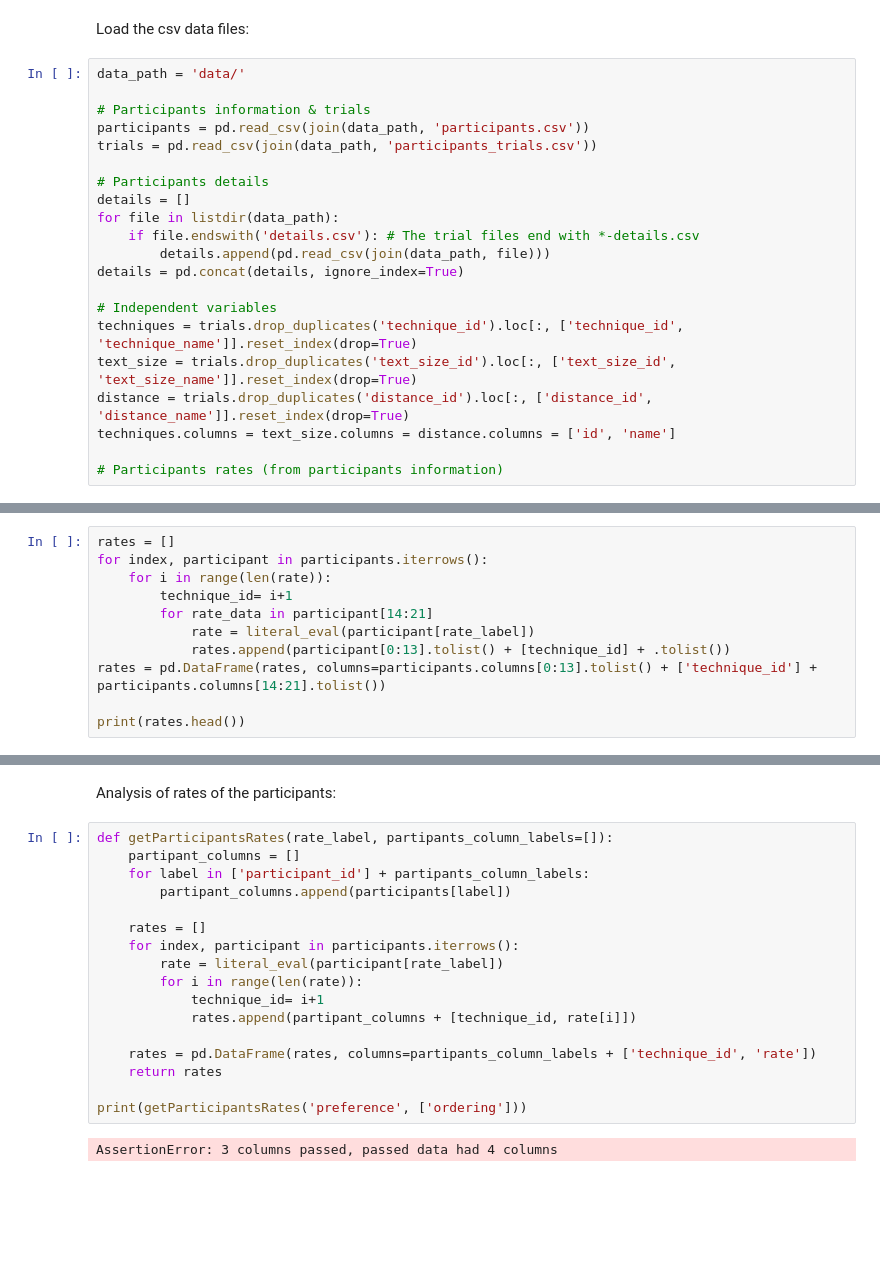
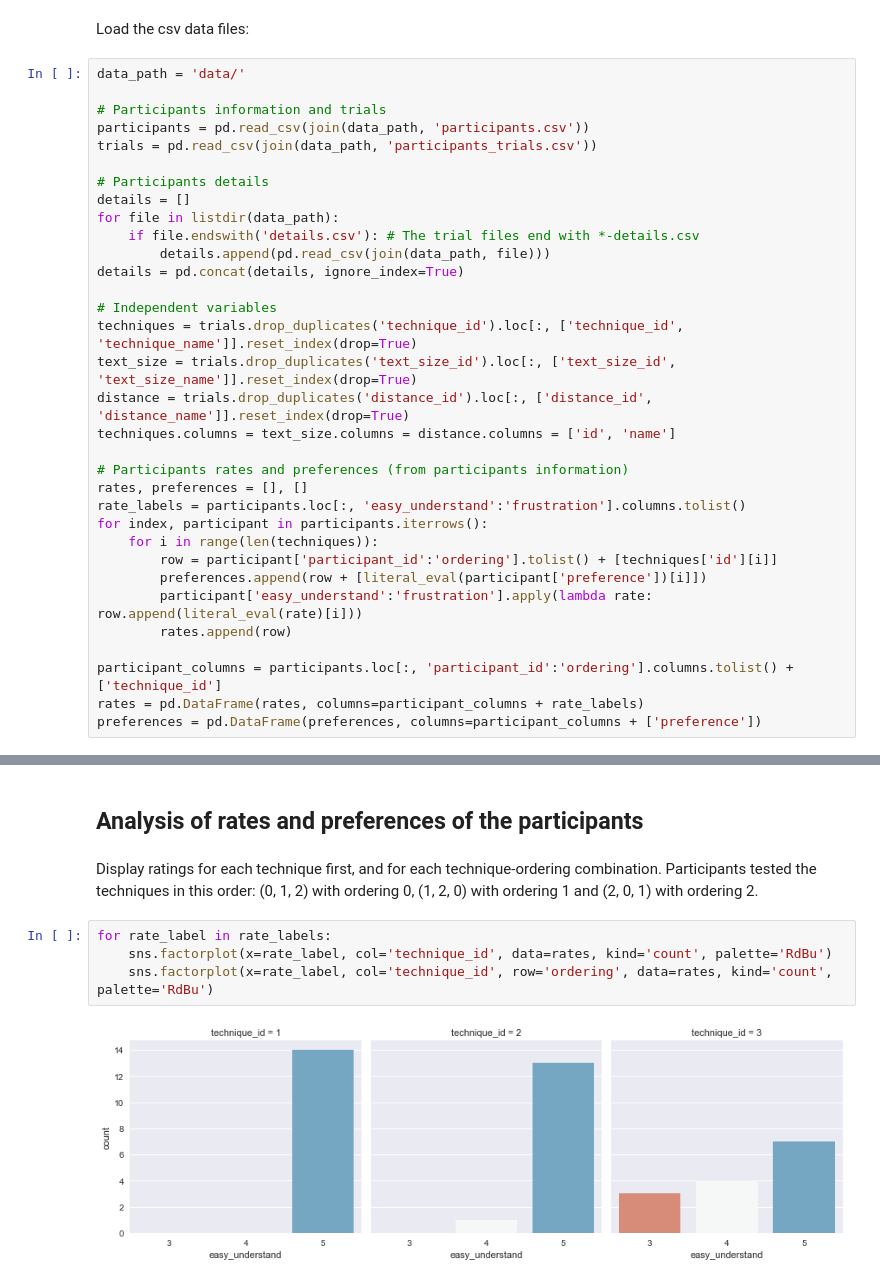
Before and after one commit to NormandErwan/HandheldVesadThesis, a Jupyter notebook: analysis/Article.ipynb, the cells around one changed output, grey strips where cells are left out. Drawn from its saved outputs; the diff is of its cells as text; blank space fills up the shorter version.

```diff
--- a/analysis/Article.ipynb
+++ b/analysis/Article.ipynb
@@ -22,7 +24,7 @@ Load the csv data files:
 # %%
 data_path = 'data/'
 
-# Participants information & trials
+# Participants information and trials
 participants = pd.read_csv(join(data_path, 'participants.csv'))
 trials = pd.read_csv(join(data_path, 'participants_trials.csv'))
 
@@ -39,4 +41,16 @@ text_size = trials.drop_duplicates('text_size_id').loc[:, ['text_size_id', 'text
 distance = trials.drop_duplicates('distance_id').loc[:, ['distance_id', 'distance_name']].reset_index(drop=True)
 techniques.columns = text_size.columns = distance.columns = ['id', 'name']
 
-# Participants rates (from participants information)
+# Participants rates and preferences (from participants information)
+rates, preferences = [], []
+rate_labels = participants.loc[:, 'easy_understand':'frustration'].columns.tolist()
+for index, participant in participants.iterrows():
+    for i in range(len(techniques)):
+        row = participant['participant_id':'ordering'].tolist() + [techniques['id'][i]]
+        preferences.append(row + [literal_eval(participant['preference'])[i]])
+        participant['easy_understand':'frustration'].apply(lambda rate: row.append(literal_eval(rate)[i]))
+        rates.append(row)
+
+participant_columns = participants.loc[:, 'participant_id':'ordering'].columns.tolist() + ['technique_id']
+rates = pd.DataFrame(rates, columns=participant_columns + rate_labels)
+preferences = pd.DataFrame(preferences, columns=participant_columns + ['preference'])
@@ -81,11 +56,0 @@ dtype: object
-# %%
-rates = []
-for index, participant in participants.iterrows():
-    for i in range(len(rate)):
-        technique_id= i+1
-        for rate_data in participant[14:21]
-            rate = literal_eval(participant[rate_label])
-            rates.append(participant[0:13].tolist() + [technique_id] + .tolist())
-rates = pd.DataFrame(rates, columns=participants.columns[0:13].tolist() + ['technique_id'] + participants.columns[14:21].tolist())
-
-print(rates.head())
@@ -110,21 +57,10 @@ print(rates.head())
 # %% [markdown]
-Analysis of rates of the participants:
+## Analysis of rates and preferences of the participants
-# %%
-def getParticipantsRates(rate_label, partipants_column_labels=[]):
-    partipant_columns = []
-    for label in ['participant_id'] + partipants_column_labels:
-        partipant_columns.append(participants[label])
-
-    rates = []
-    for index, participant in participants.iterrows():
-        rate = literal_eval(participant[rate_label])
-        for i in range(len(rate)):
-            technique_id= i+1
-            rates.append(partipant_columns + [technique_id, rate[i]])
-
-    rates = pd.DataFrame(rates, columns=partipants_column_labels + ['technique_id', 'rate'])
-    return rates
-
-print(getParticipantsRates('preference', ['ordering']))
-# %% [output]
-AssertionError: 3 columns passed, passed data had 4 columns
+# %% [markdown]
+Display ratings for each technique first, and for each technique-ordering combination. Participants tested the techniques in this order: (0, 1, 2) with ordering 0, (1, 2, 0) with ordering 1 and (2, 0, 1) with ordering 2.
+# %%
+for rate_label in rate_labels:
+    sns.factorplot(x=rate_label, col='technique_id', data=rates, kind='count', palette='RdBu')
+    sns.factorplot(x=rate_label, col='technique_id', row='ordering', data=rates, kind='count', palette='RdBu')
+# %% [output]
+[figure, added]
```
Also changed, not shown: parts of 11 cells of this notebook.
